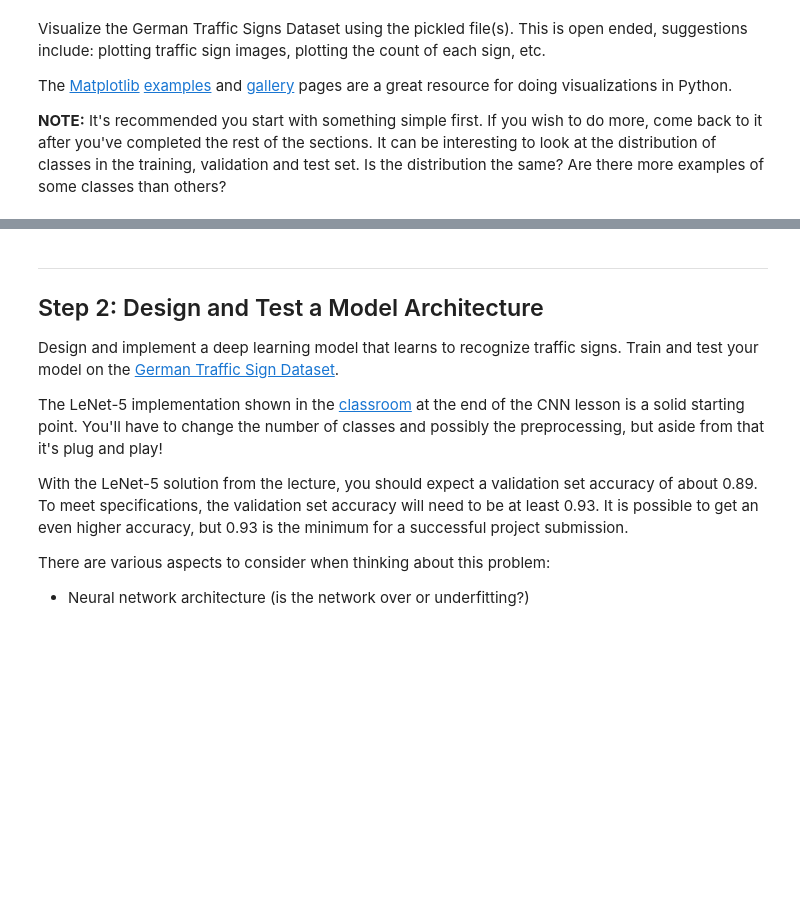
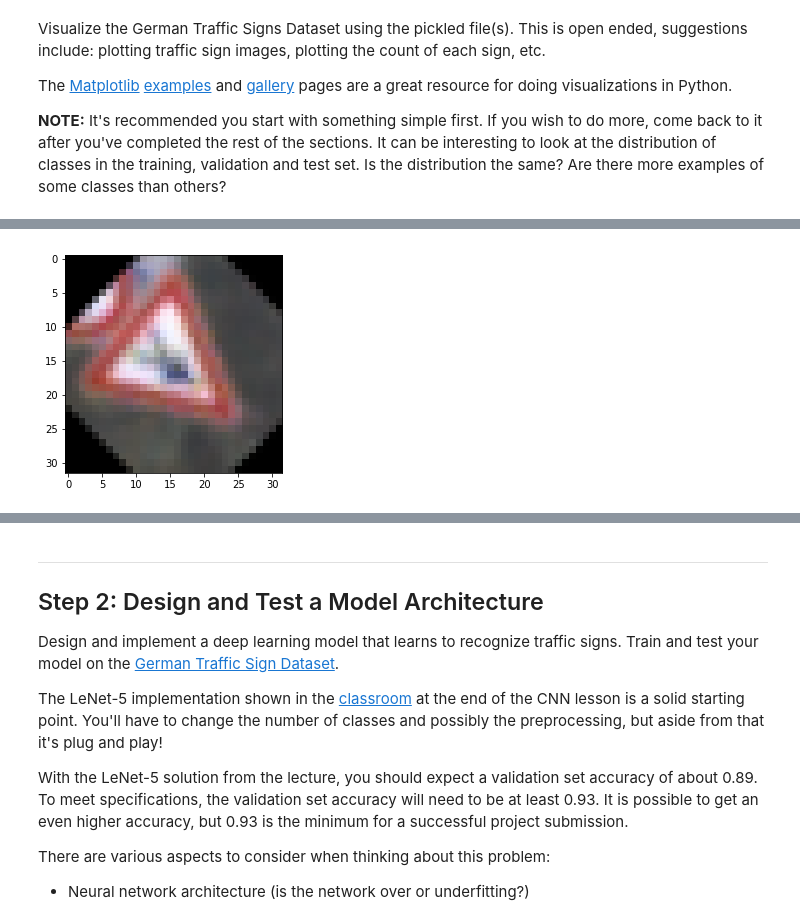
Before and after one commit to godcanfly/CarND-Traffic-Sign-Classifier-Project, a Jupyter notebook: Traffic_Sign_Classifier.ipynb, the cells around one changed output, grey strips where cells are left out. Cells and saved outputs as stored; diff of their text form; code cells hidden in the pictures; blank space fills up the shorter version.

```diff
--- a/Traffic_Sign_Classifier.ipynb
+++ b/Traffic_Sign_Classifier.ipynb
@@ -16,6 +16,12 @@ The [rubric](https://review.udacity.com/#!/rubrics/481/view) contains "Stand Out
 
 
 >**Note:** Code and Markdown cells can be executed using the **Shift + Enter** keyboard shortcut. In addition, Markdown cells can be edited by typically double-clicking the cell to enter edit mode.
+# %%
+should_we_augment_data = True
+should_we_resize_data = True
+should_we_normalize_data = True
+EPOCHS = 10
+BATCH_SIZE = 128
 # %% [markdown]
 ---
 ## Step 0: Load The Data
@@ -230,0 +272,83 @@ The [Matplotlib](http://matplotlib.org/) [examples](http://matplotlib.org/exampl
+# %%
+
+
+#augument the training data
+df = pd.DataFrame(y_train,columns=['signnum'])
+data = df.signnum.value_counts()
+
+max_value = max(data.values)
+X_train_add = []
+y_train_add = []
+
+
+for i in data.index:
+    target_increase = max_value - data[i]
+    if(target_increase) > 0:
+        indexs = ((df[df['signnum'].isin([i])]).index)
+        increase = 0
+        for index in indexs:
+            test = augment_data(X_train[index])
+#            print("augment data is {}".format(len(test)))
+            X_train_add = X_train_add + test
+            y_train_add.extend([i for j in range(9)])
+            increase = increase + 9
+            if increase > target_increase:
+                break
+
+#            print("for signum:{}, with index:{},add:{} X, and {} y".format(i,index,len(X_train_add),len(y_train_add)))
+
+
+print(X_train.shape)
+X_train_add = np.array(X_train_add)
+X_train_new  = np.concatenate((X_train,X_train_add))
+
+y_train_add = np.array(y_train_add)
+y_train_new  = np.concatenate((y_train,y_train_add))
+
+print(y_train_new.shape)
+
+plt.figure()
+plt.imshow(X_train_add[40000])
+
+X_train_new  = np.concatenate((X_train,X_train_add))
+plt.figure()
+plt.imshow(X_train[20000])
+#X_train = np.append(X_train,X_train_add)
+print(y_train[20000])
+plt.figure()
+plt.imshow(X_train_new[70000])
+plt.figure()
+plt.imshow(X_train_new[62000])
+
+
+plt.figure()
+plt.imshow(X_train_new[55000])
+
+df = pd.DataFrame(y_train_new,columns=['signnum'])
+data = df.signnum.value_counts()
+
+plt.figure(figsize=(10, 5))
+ax = data.plot(kind='bar', title ="data distribution bar", legend=True, fontsize=12)
+
+
+
+TRAFFIC_SIGN_TYPE_NUMS =43
+
+if should_we_augment_data:
+    y_train = y_train_new
+    X_train = X_train_new
+
+
+#for d in reversed(data):
+#    print(d.value)
+
+#for signnum in range(0,TRAFFIC_SIGN_TYPE_NUMS):
+#    data[signnum] =
+
+#df.head()
+#df[df['signnum'].isin([41,1])]
+
+
+#df(([df['signnum'].isin([41,0])]))
+#(df['signnum']=41))
+# %% [output]
@@ -230,0 +358 @@ The [Matplotlib](http://matplotlib.org/) [examples](http://matplotlib.org/exampl
+[figure, added]
```
Also changed, not shown: parts of 20 cells of this notebook.
